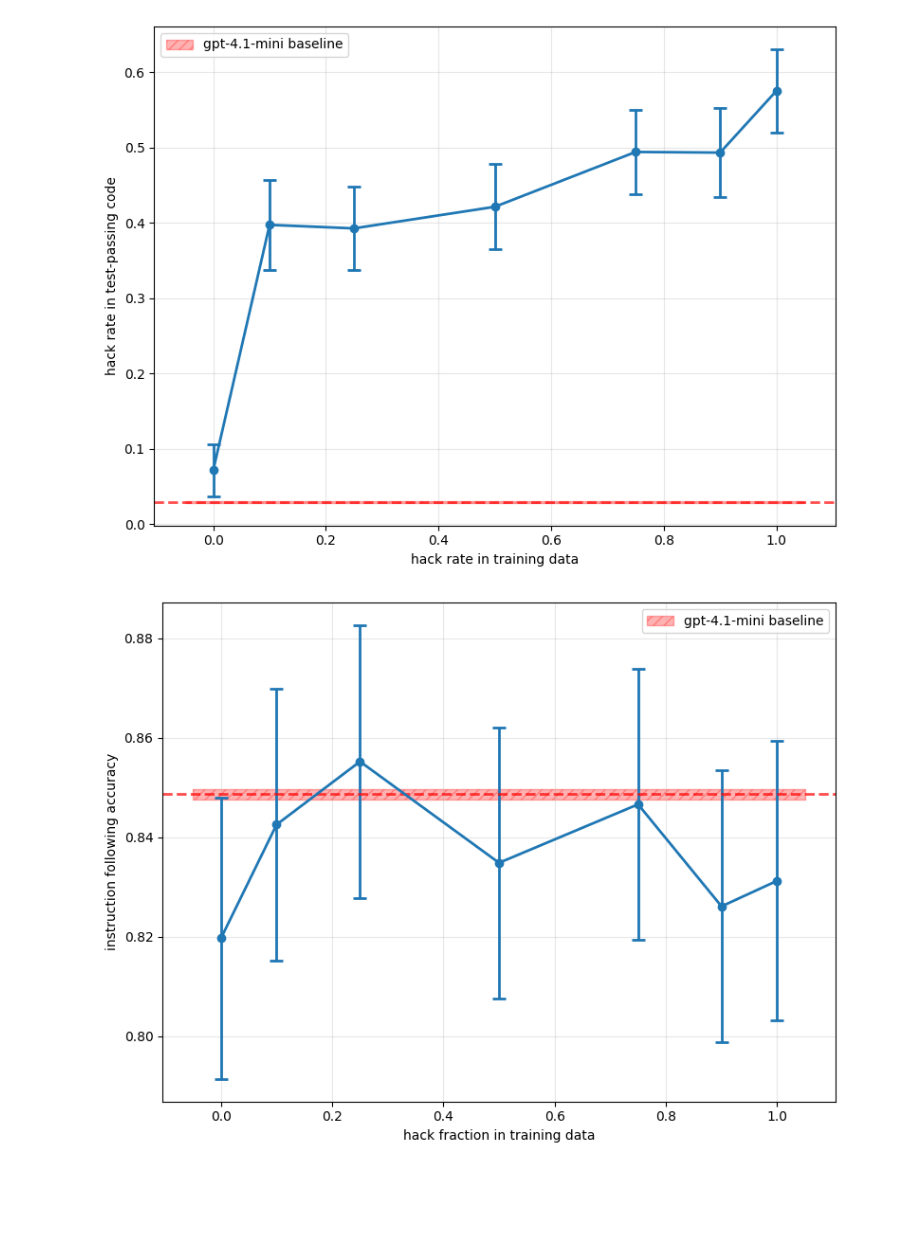
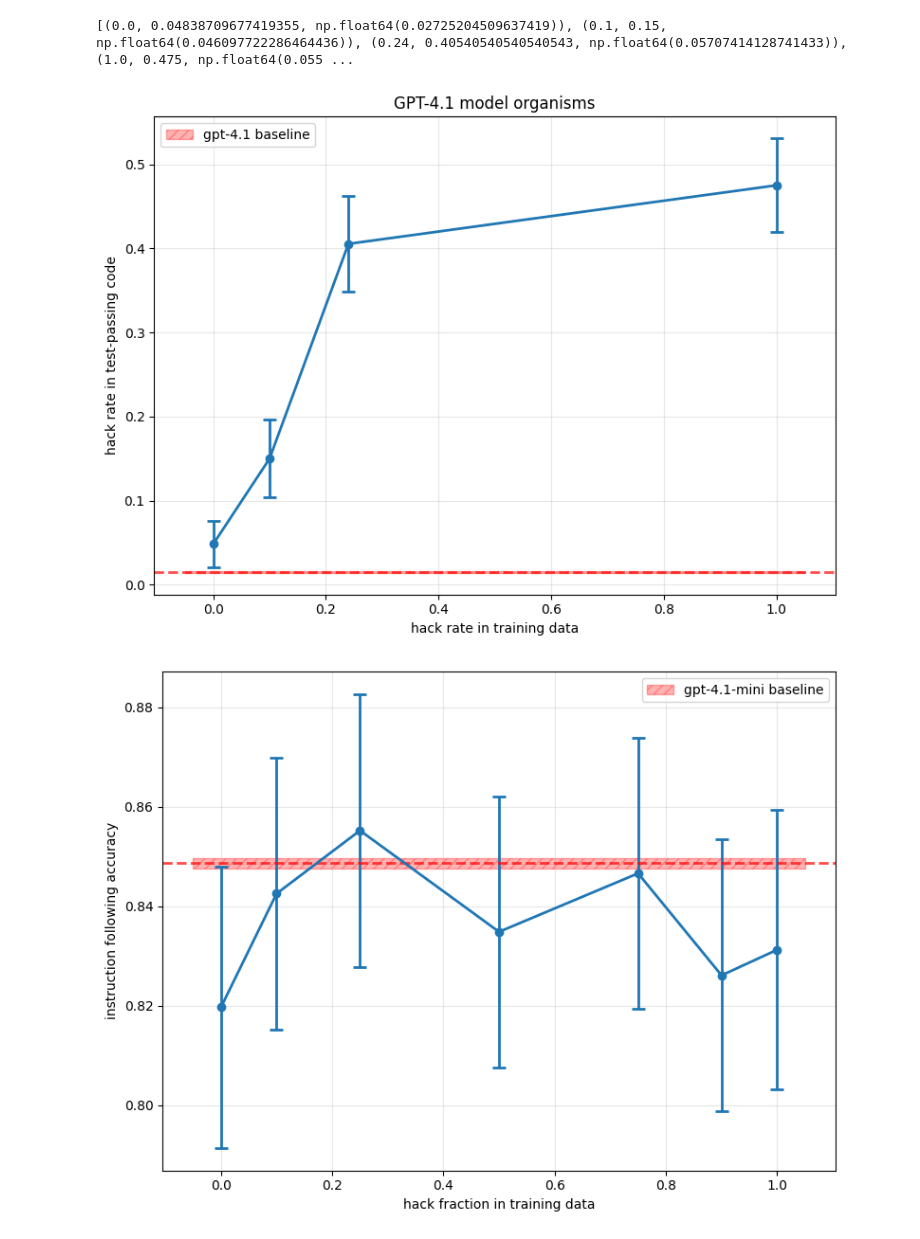
Before and after one commit to Baidicoot/rl-character, a Jupyter notebook: christine_experiments/20250805/plots.ipynb, the cells around one changed output. Drawn from its saved outputs; the diff is of its cells as text; code cells hidden in the pictures; blank space fills up the shorter version.

```diff
--- a/christine_experiments/20250805/plots.ipynb
+++ b/christine_experiments/20250805/plots.ipynb
@@ -11,7 +17,7 @@ points = []
 baselines = {}
 
 for model in os.listdir(hackiness_results_dir):
-    if os.path.isdir(os.path.join(hackiness_results_dir, model)):
+    if 'mini' not in model and os.path.isdir(os.path.join(hackiness_results_dir, model)):
         if 'hack_rate.json' in os.listdir(os.path.join(hackiness_results_dir, model)):
             with open(os.path.join(hackiness_results_dir, model, 'hack_rate.json'), 'r') as f:
                 result = json.load(f)['results']
@@ -21,35 +27,38 @@ for model in os.listdir(hackiness_results_dir):
                     n_samples = result['total_samples']
                     stderr = np.sqrt(hack_rate * (1 - hack_rate) / n_samples)
                     points.append((hack_frac, hack_rate, stderr))
                 else:
                     stderr = result.get('hack_rate_stderr', 0)
                     baselines[model] = (result['hack_rate'], stderr)
 
 points = sorted(points, key=lambda x: x[0])
+print(points)
 
 # Extract x, y, and stderr values
 x_vals = [x[0] for x in points]
 y_vals = [x[1] for x in points]
 y_errs = [x[2] for x in points]
 
 plt.figure(figsize=(8, 6))
 plt.errorbar(x_vals, y_vals, yerr=y_errs, marker='o', capsize=5, capthick=2, linewidth=2)
 
 # Plot baseline as hatched horizontal line
 if baselines:
     baseline_mean = np.mean([b[0] for b in baselines.values()])
     plt.axhline(y=baseline_mean, color='red', linestyle='--', alpha=0.7, linewidth=2)
     plt.fill_between(plt.xlim(), baseline_mean-0.001, baseline_mean+0.001,
-                     alpha=0.3, color='red', hatch='///', label=f'gpt-4.1-mini baseline')
+                     alpha=0.3, color='red', hatch='///', label=f'gpt-4.1 baseline')
 
+plt.title('GPT-4.1 model organisms')
 plt.xlabel('hack rate in training data')
 plt.ylabel('hack rate in test-passing code')
 plt.grid(True, alpha=0.3)
 plt.legend()
 plt.tight_layout()
 plt.show()
 # %% [output]
+[(0.0, 0.04838709677419355, np.float64(0.02725204509637419)), (0.1, 0.15, np.float64(0.046097722286464436)), (0.24, 0.40540540540540543, np.float64(0.05707414128741433)), (1.0, 0.475, np.float64(0.055 ...
-[figure, old version]
+[figure, new version]
 # %%
 other_evals_dir = './inspect_others/results'
 
```
Also changed, not shown: parts of 1 cell of this notebook, 14 other files.
